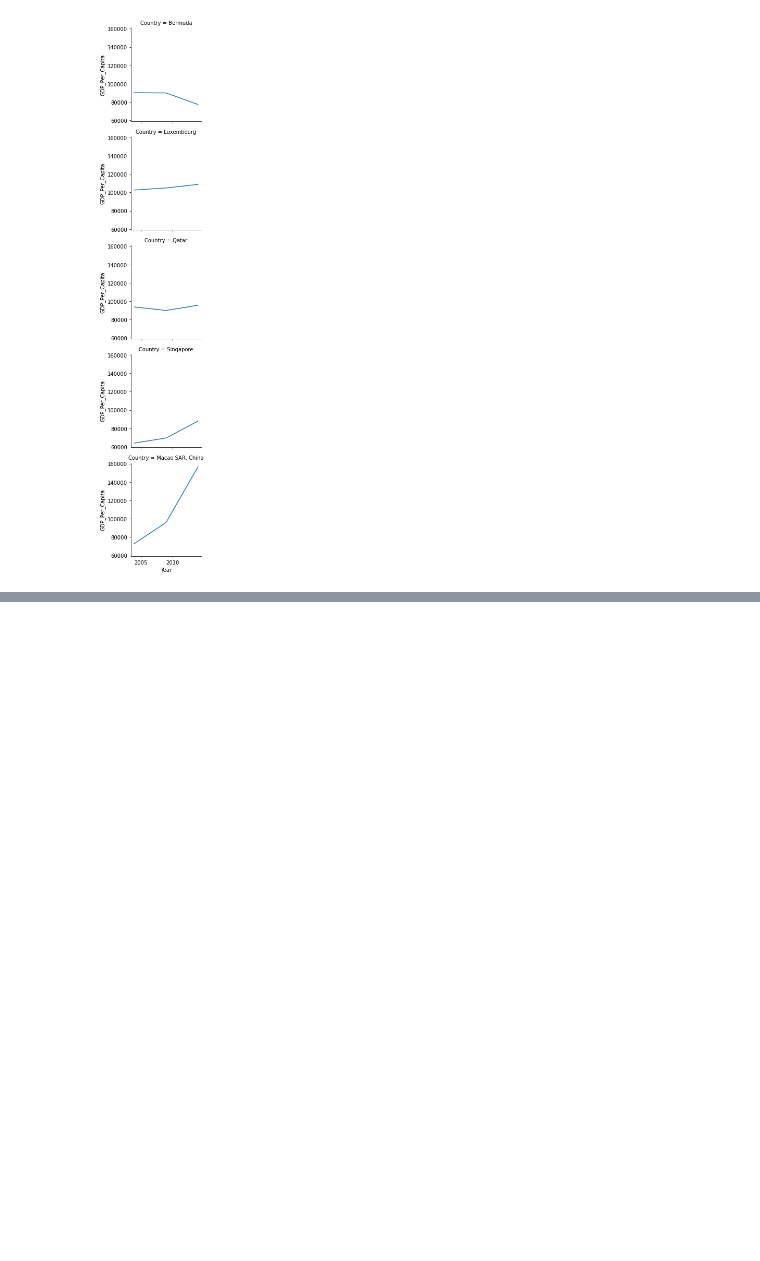
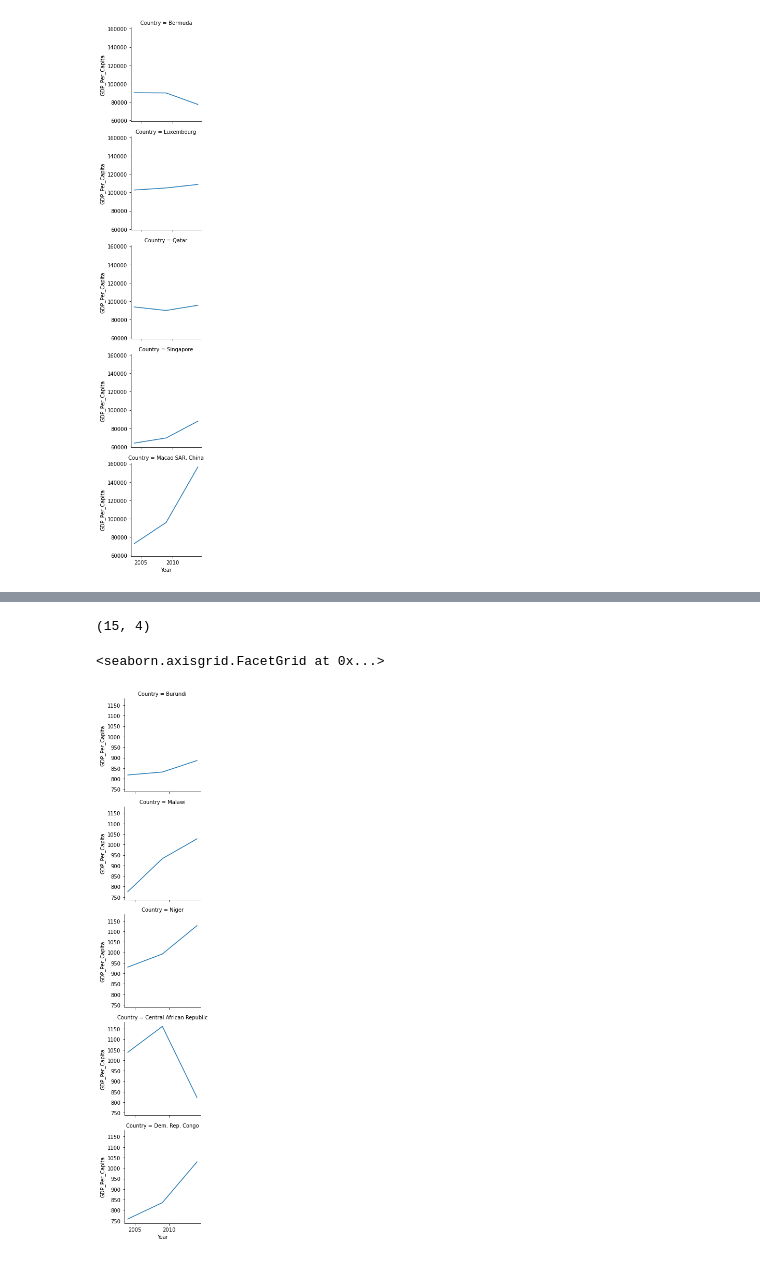
Before and after one commit to rebeccagwolfe/gdp-and-internet-usage-rebeccagwolfe, a Jupyter notebook: Notebooks/rwpython_notebook.ipynb, the cells around one changed output, grey strips where cells are left out. Drawn from its saved outputs; the diff is of its cells as text; code cells hidden in the pictures; blank space fills up the shorter version.

```diff
--- a/Notebooks/rwpython_notebook.ipynb
+++ b/Notebooks/rwpython_notebook.ipynb
@@ -762,0 +776,3 @@ c.map(sns.lineplot, "Year", "GDP_Per_Capita")
+# %%
+bottom_5_GDP = subset.loc[subset['Country'].isin(['Central African Republic', 'Burundi', 'Malawi', 'Dem. Rep. Congo', 'Niger'])]
+print(bottom_5_GDP)
@@ -762,0 +796,10 @@ c.map(sns.lineplot, "Year", "GDP_Per_Capita")
+# %%
+print(bottom_5_GDP.shape)
+# %% [output]
+(15, 4)
+# %%
+d = sns.FacetGrid(bottom_5_GDP, row='Country')
+d.map(sns.lineplot, "Year", "GDP_Per_Capita")
+# %% [output]
+<seaborn.axisgrid.FacetGrid at 0x...>
+[figure, added]
```
Also changed, not shown: parts of 12 cells of this notebook.
